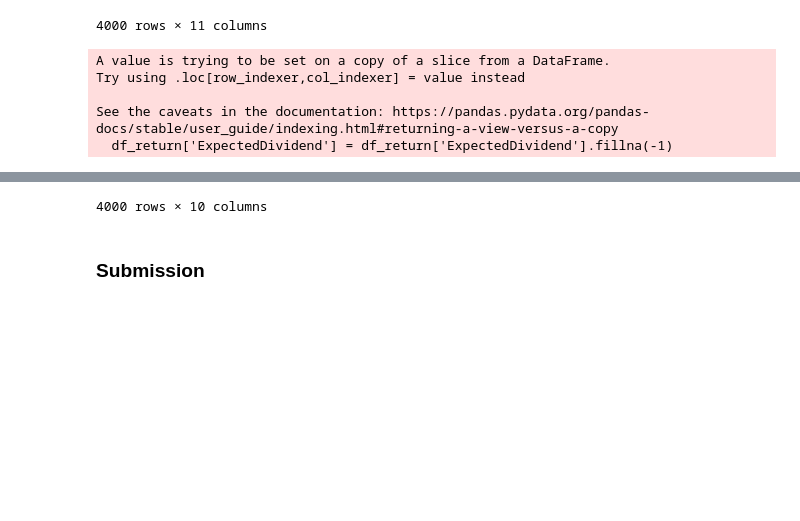
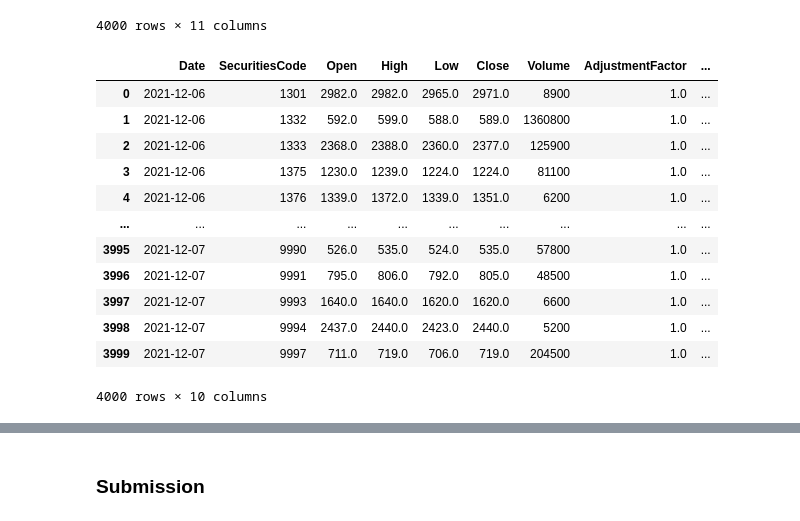
Before and after one commit to KienLe-git/JPX_stock_2022, a Jupyter notebook: working/1.2_xgboost_target_after_DP.ipynb, the cells around one changed output, grey strips where cells are left out. Cells and saved outputs as stored; diff of their text form; code cells hidden in the pictures; blank space fills up the shorter version.

```diff
--- a/working/1.2_xgboost_target_after_DP.ipynb
+++ b/working/1.2_xgboost_target_after_DP.ipynb
@@ -475,7 +466,7 @@ np.sqrt(mean_squared_error(y_pred, y_test))
 #### test pred hidden_test
 # %%
 hidden_test_df = pd.read_csv('../__input__/jpx-tokyo-stock-exchange-prediction/example_test_files/stock_prices.csv', nrows = None, parse_dates=['Date'])
-mini_train_after_dataPreprocessing = pd.read_csv('../__input__/1_DataPreprocessing/mini_train.csv', parse_dates=['Date'], nrows = None)
+mini_valid = pd.read_csv('../__input__/1_DataPreprocessing/mini_valid.csv', parse_dates=['Date'], nrows = None)
 # %%
 hidden_test_df
 # %% [output]
@@ -493,11 +484,19 @@ hidden_test_df
 | 3999 | 20211207_9997 | 2021-12-07 | 9997 | 711.0 | 719.0 | 706.0 | 719.0 | 204500 | 1.0 | ... |
 4000 rows × 11 columns
 # %%
-y_test_official = DataPreprocessing_for_hidden_test(hidden_test_df, mini_train_after_dataPreprocessing)
+y_test_official = DataPreprocessing_for_HiddenTest(hidden_test_df, mini_valid)
 y_test_official
 # %% [output]
+|  | Date | SecuritiesCode | Open | High | Low | Close | Volume | AdjustmentFactor | ... |
+| 0 | 2021-12-06 | 1301 | 2982.0 | 2982.0 | 2965.0 | 2971.0 | 8900 | 1.0 | ... |
+| 1 | 2021-12-06 | 1332 | 592.0 | 599.0 | 588.0 | 589.0 | 1360800 | 1.0 | ... |
+| 2 | 2021-12-06 | 1333 | 2368.0 | 2388.0 | 2360.0 | 2377.0 | 125900 | 1.0 | ... |
+| 3 | 2021-12-06 | 1375 | 1230.0 | 1239.0 | 1224.0 | 1224.0 | 81100 | 1.0 | ... |
+| 4 | 2021-12-06 | 1376 | 1339.0 | 1372.0 | 1339.0 | 1351.0 | 6200 | 1.0 | ... |
+| ... | ... | ... | ... | ... | ... | ... | ... | ... | ... |
+| 3995 | 2021-12-07 | 9990 | 526.0 | 535.0 | 524.0 | 535.0 | 57800 | 1.0 | ... |
+| 3996 | 2021-12-07 | 9991 | 795.0 | 806.0 | 792.0 | 805.0 | 48500 | 1.0 | ... |
+| 3997 | 2021-12-07 | 9993 | 1640.0 | 1640.0 | 1620.0 | 1620.0 | 6600 | 1.0 | ... |
+| 3998 | 2021-12-07 | 9994 | 2437.0 | 2440.0 | 2423.0 | 2440.0 | 5200 | 1.0 | ... |
+| 3999 | 2021-12-07 | 9997 | 711.0 | 719.0 | 706.0 | 719.0 | 204500 | 1.0 | ... |
-A value is trying to be set on a copy of a slice from a DataFrame.
-Try using .loc[row_indexer,col_indexer] = value instead
-
-See the caveats in the documentation: https://pandas.pydata.org/pandas-docs/stable/user_guide/indexing.html#returning-a-view-versus-a-copy
-  df_return['ExpectedDividend'] = df_return['ExpectedDividend'].fillna(-1)
+4000 rows × 10 columns
@@ -516,4 +503,3 @@ See the caveats in the documentation: https://pandas.pydata.org/pandas-docs/stab
-4000 rows × 10 columns
 # %% [markdown]
 ### Submission
 # %%
```
Also changed, not shown: parts of 28 cells of this notebook.
